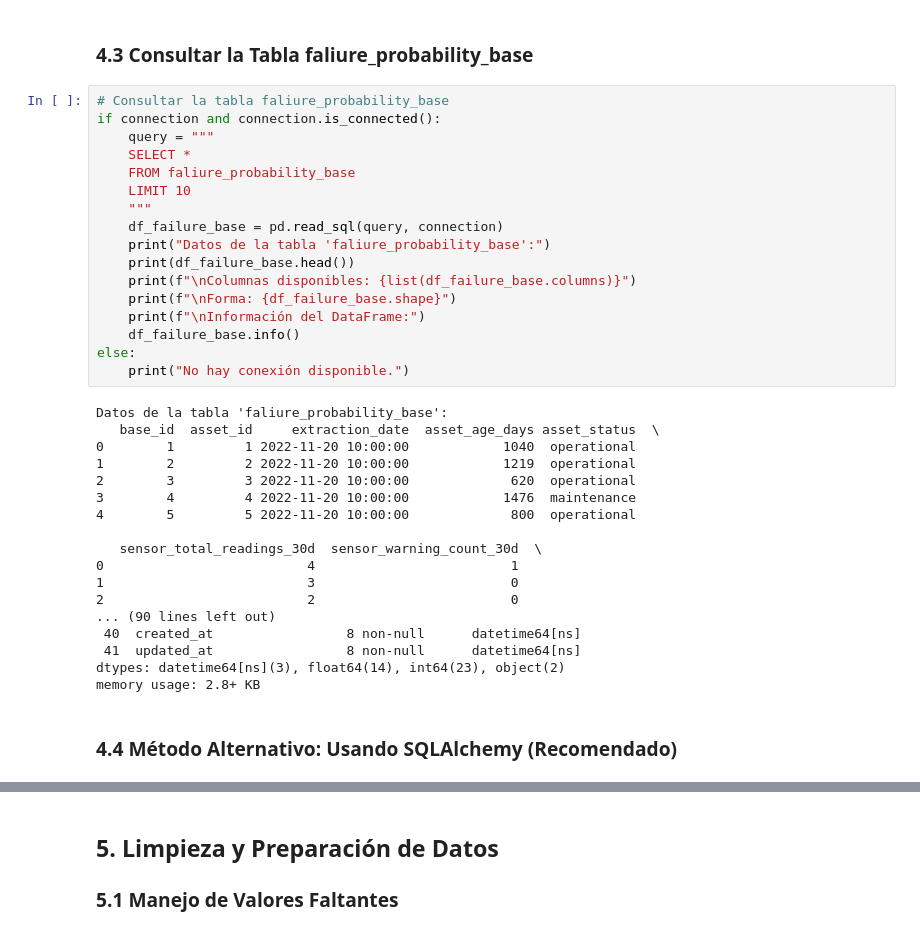
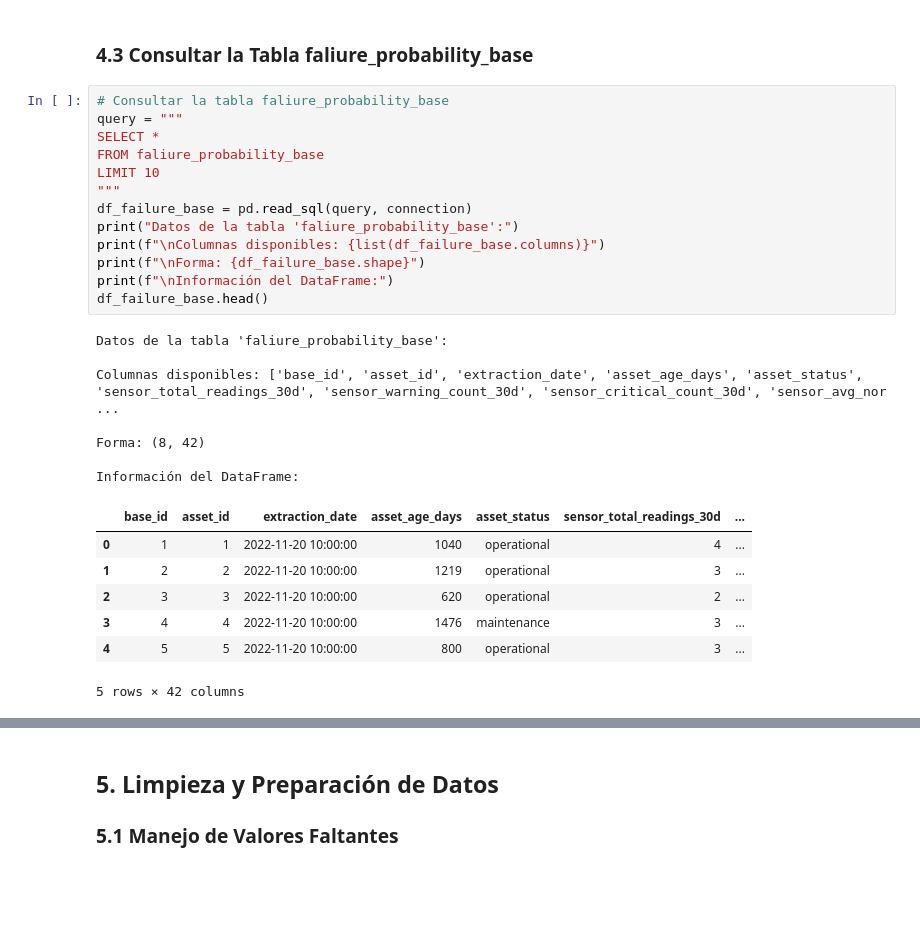
Before and after one commit to carlosrosan/palantir_webapp, a Jupyter notebook: Ingelearn_curso_mtto_predictivo/01_python_basico_importacion_datos.ipynb, the cells around one changed output, grey strips where cells are left out. Cells and saved outputs as stored; diff of their text form; blank space fills up the shorter version.

```diff
--- a/Ingelearn_curso_mtto_predictivo/01_python_basico_importacion_datos.ipynb
+++ b/Ingelearn_curso_mtto_predictivo/01_python_basico_importacion_datos.ipynb
@@ -207,38 +196,29 @@ Forma: (8, 10)
 ### 4.3 Consultar la Tabla faliure_probability_base
 # %%
 # Consultar la tabla faliure_probability_base
-if connection and connection.is_connected():
-    query = """
-    SELECT *
-    FROM faliure_probability_base
-    LIMIT 10
-    """
-    df_failure_base = pd.read_sql(query, connection)
-    print("Datos de la tabla 'faliure_probability_base':")
-    print(df_failure_base.head())
-    print(f"\nColumnas disponibles: {list(df_failure_base.columns)}")
-    print(f"\nForma: {df_failure_base.shape}")
-    print(f"\nInformación del DataFrame:")
-    df_failure_base.info()
-else:
-    print("No hay conexión disponible.")
+query = """
+SELECT *
+FROM faliure_probability_base
+LIMIT 10
+"""
+df_failure_base = pd.read_sql(query, connection)
+print("Datos de la tabla 'faliure_probability_base':")
+print(f"\nColumnas disponibles: {list(df_failure_base.columns)}")
+print(f"\nForma: {df_failure_base.shape}")
+print(f"\nInformación del DataFrame:")
+df_failure_base.head()
 # %% [output]
 Datos de la tabla 'faliure_probability_base':
-   base_id  asset_id     extraction_date  asset_age_days asset_status  \
-0        1         1 2022-11-20 10:00:00            1040  operational
-1        2         2 2022-11-20 10:00:00            1219  operational
-2        3         3 2022-11-20 10:00:00             620  operational
-3        4         4 2022-11-20 10:00:00            1476  maintenance
-4        5         5 2022-11-20 10:00:00             800  operational
 
-   sensor_total_readings_30d  sensor_warning_count_30d  \
-0                          4                         1
-1                          3                         0
-2                          2                         0
-... (90 lines left out)
- 40  created_at                 8 non-null      datetime64[ns]
- 41  updated_at                 8 non-null      datetime64[ns]
-dtypes: datetime64[ns](3), float64(14), int64(23), object(2)
-memory usage: 2.8+ KB
+Columnas disponibles: ['base_id', 'asset_id', 'extraction_date', 'asset_age_days', 'asset_status', 'sensor_total_readings_30d', 'sensor_warning_count_30d', 'sensor_critical_count_30d', 'sensor_avg_nor ...
+
+Forma: (8, 42)
+
+Información del DataFrame:
+|  | base_id | asset_id | extraction_date | asset_age_days | asset_status | sensor_total_readings_30d | ... |
+| 0 | 1 | 1 | 2022-11-20 10:00:00 | 1040 | operational | 4 | ... |
+| 1 | 2 | 2 | 2022-11-20 10:00:00 | 1219 | operational | 3 | ... |
+| 2 | 3 | 3 | 2022-11-20 10:00:00 | 620 | operational | 2 | ... |
+| 3 | 4 | 4 | 2022-11-20 10:00:00 | 1476 | maintenance | 3 | ... |
+| 4 | 5 | 5 | 2022-11-20 10:00:00 | 800 | operational | 3 | ... |
+5 rows × 42 columns
-# %% [markdown]
-### 4.4 Método Alternativo: Usando SQLAlchemy (Recomendado)
```
Also changed, not shown: parts of 2 cells of this notebook, 2 other files.
